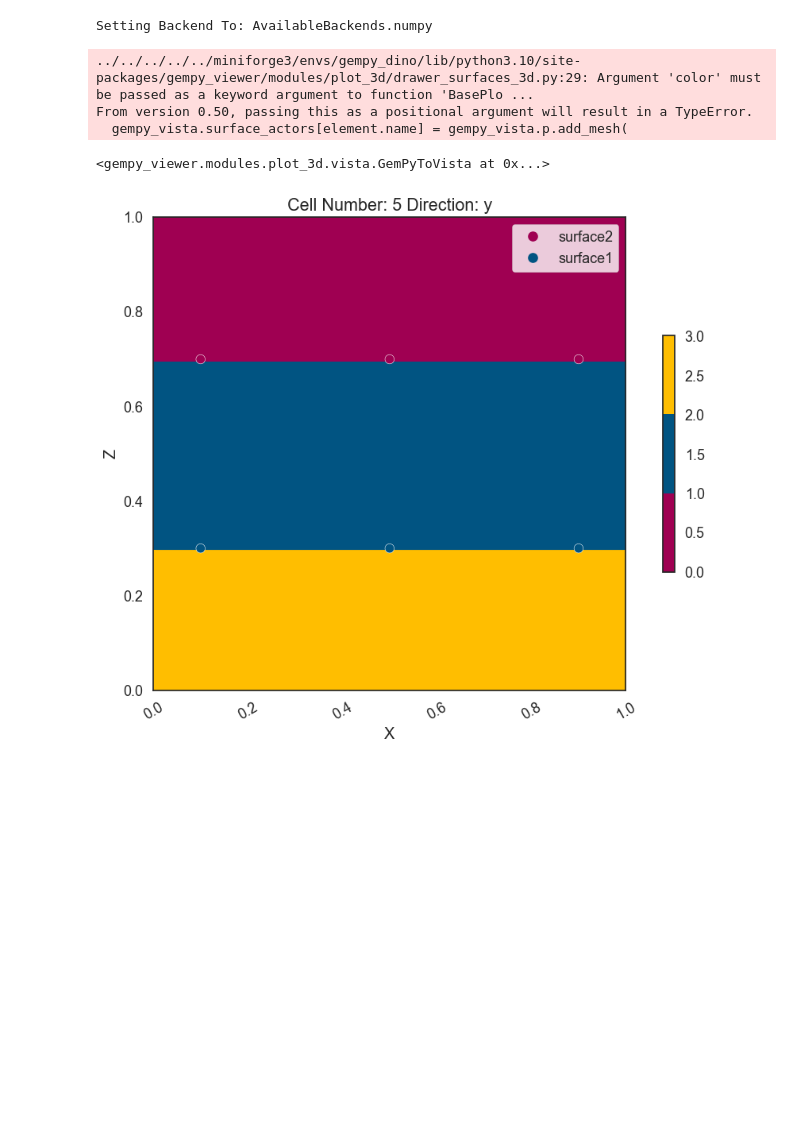
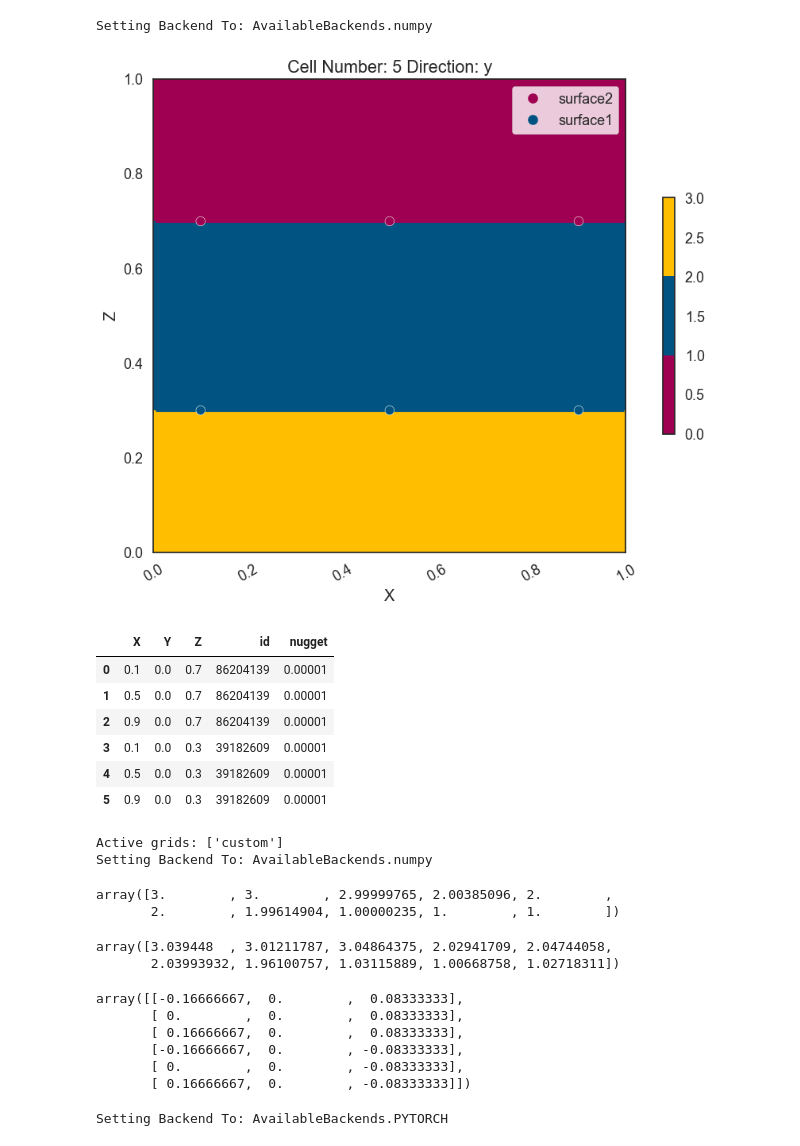
Before and after one commit to Deepprakash222/Uncertainty-Quantification-Workshop, a Jupyter notebook: workshop4.ipynb, the cells around one changed output. Drawn from its saved outputs; the diff is of its cells as text; code cells hidden in the pictures; blank space fills up the shorter version.

Commit message:
added some plots and MCMC for gempy

```diff
--- a/workshop4.ipynb
+++ b/workshop4.ipynb
@@ -21,7 +24,7 @@ geo_model_test = gp.create_geomodel(
     project_name='Gempy_abc_Test',
     extent=[0, 1, -0.1, 0.1, 0, 1],
     resolution=[100,10,100],
-    refinement=7,
+    #refinement=7,
     structural_frame= gp.data.StructuralFrame.initialize_default_structure()
     )
 
@@ -83,12 +86,60 @@ for swap_length in range(num_elements, 0, -1):
 
 gp.compute_model(geo_model_test)
 
+# gpv.plot_3d(geo_model_test, legend='force')
 picture_test = gpv.plot_2d(geo_model_test, cell_number=5, legend='force')
-# gpv.plot_3d(geo_model_test, legend='force')
 # %% [output]
 Setting Backend To: AvailableBackends.numpy
-../../../../../miniforge3/envs/gempy_dino/lib/python3.10/site-packages/gempy_viewer/modules/plot_3d/drawer_surfaces_3d.py:29: Argument 'color' must be passed as a keyword argument to function 'BasePlo ...
-From version 0.50, passing this as a positional argument will result in a TypeError.
-  gempy_vista.surface_actors[element.name] = gempy_vista.p.add_mesh(
-<gempy_viewer.modules.plot_3d.vista.GemPyToVista at 0x...>
 [figure]
+# %%
+df_sp_init = geo_model_test.surface_points.df
+df_sp_init
+# %% [output]
+|  | X | Y | Z | id | nugget |
+| 0 | 0.1 | 0.0 | 0.7 | 86204139 | 0.00001 |
+| 1 | 0.5 | 0.0 | 0.7 | 86204139 | 0.00001 |
+| 2 | 0.9 | 0.0 | 0.7 | 86204139 | 0.00001 |
+| 3 | 0.1 | 0.0 | 0.3 | 39182609 | 0.00001 |
+| 4 | 0.5 | 0.0 | 0.3 | 39182609 | 0.00001 |
+| 5 | 0.9 | 0.0 | 0.3 | 39182609 | 0.00001 |
+# %%
+N = 10  # number of points
+
+z = np.linspace(0, 1, N)
+x = np.full(N, 0.5)
+y = np.full(N, 0.0)
+
+xyz_coord = np.vstack((x, y, z)).T
+
+gp.set_custom_grid(geo_model_test.grid, xyz_coord=xyz_coord)
+geo_model_test.interpolation_options.mesh_extraction = False
+geo_model_test.interpolation_options.sigmoid_slope = 200
+gp.compute_model(geo_model_test)
+output = geo_model_test.solutions.octrees_output[0].last_output_center.custom_grid_values
+
+output
+# %% [output]
+Active grids: ['custom']
+Setting Backend To: AvailableBackends.numpy
+array([3.        , 3.        , 2.99999765, 2.00385096, 2.        ,
+       2.        , 1.99614904, 1.00000235, 1.        , 1.        ])
+# %%
+obs = output + np.random.normal(0, 0.05, size=output.shape)
+obs
+# %% [output]
+array([3.039448  , 3.01211787, 3.04864375, 2.02941709, 2.04744058,
+       2.03993932, 1.96100757, 1.03115889, 1.00668758, 1.02718311])
+# %%
+sp_coords_copy_test = geo_model_test.interpolation_input.surface_points.sp_coords.copy()
+sp_coords_copy_test
+# %% [output]
+array([[-0.16666667,  0.        ,  0.08333333],
+       [ 0.        ,  0.        ,  0.08333333],
+       [ 0.16666667,  0.        ,  0.08333333],
+       [-0.16666667,  0.        , -0.08333333],
+       [ 0.        ,  0.        , -0.08333333],
+       [ 0.16666667,  0.        , -0.08333333]])
+# %%
+BackendTensor.change_backend_gempy(engine_backend=gp.data.AvailableBackends.PYTORCH)
+# %% [output]
+Setting Backend To: AvailableBackends.PYTORCH
```
Also changed, not shown: parts of 4 cells of this notebook, 2 other files.
